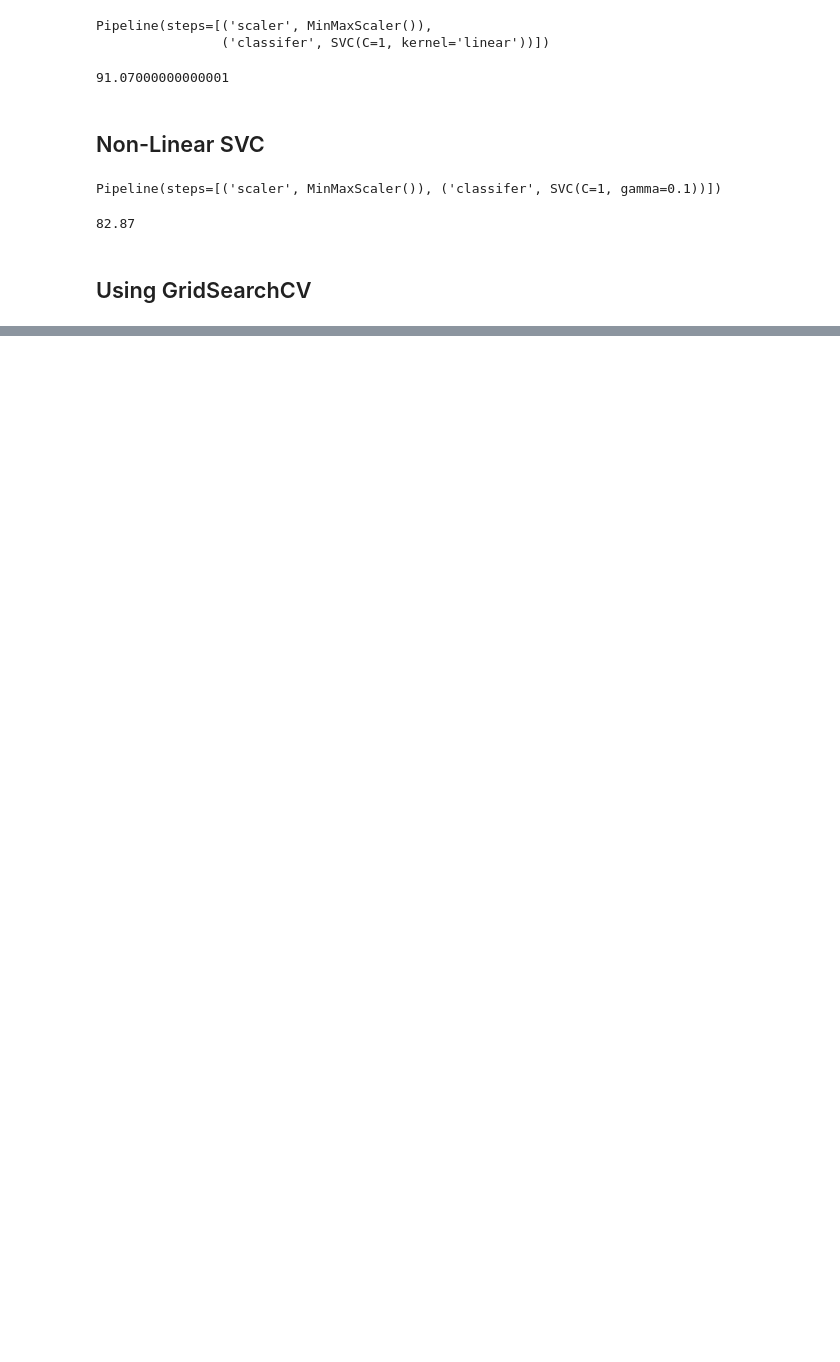
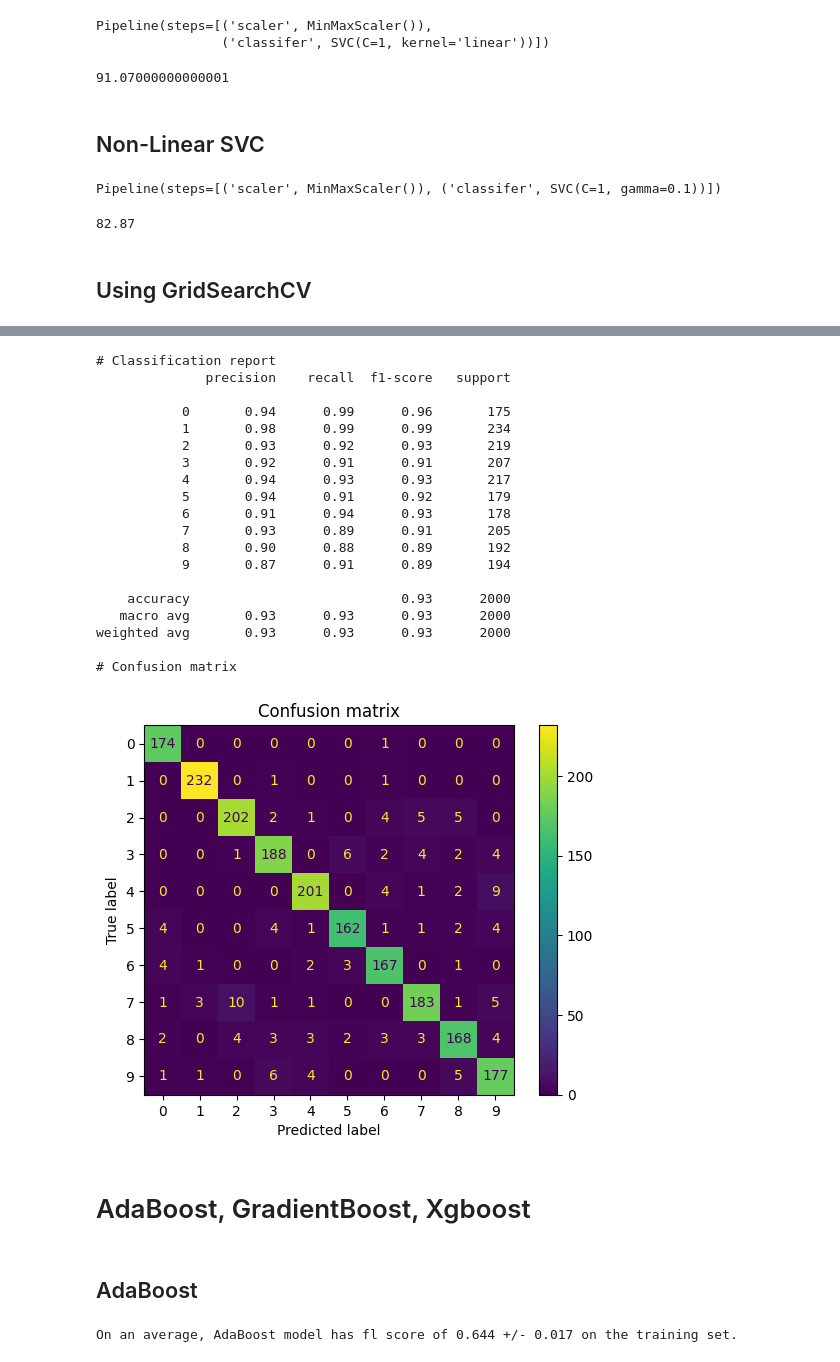
Before and after one commit to atharvakhandelwal19/my-data-science-roadmap, a Jupyter notebook: 09_scikit-learn/11_sklearn_classification_models.ipynb, the cells around one changed output, grey strips where cells are left out. Cells and saved outputs as stored; diff of their text form; code cells hidden in the pictures; blank space fills up the shorter version.

```diff
--- a/09_scikit-learn/11_sklearn_classification_models.ipynb
+++ b/09_scikit-learn/11_sklearn_classification_models.ipynb
@@ -946,0 +1034,27 @@ print(acc.mean()*100)
+# %%
+eval(random_forest_pipeline , X_test, y_test)
+# %% [output]
+# Classification report
+              precision    recall  f1-score   support
+
+           0       0.94      0.99      0.96       175
+           1       0.98      0.99      0.99       234
+           2       0.93      0.92      0.93       219
+           3       0.92      0.91      0.91       207
+           4       0.94      0.93      0.93       217
+           5       0.94      0.91      0.92       179
+           6       0.91      0.94      0.93       178
+           7       0.93      0.89      0.91       205
+           8       0.90      0.88      0.89       192
+           9       0.87      0.91      0.89       194
+
+    accuracy                           0.93      2000
+   macro avg       0.93      0.93      0.93      2000
+weighted avg       0.93      0.93      0.93      2000
+
+# Confusion matrix
+[figure, added]
+# %% [markdown]
+# AdaBoost, GradientBoost, Xgboost
+# %% [markdown]
+## AdaBoost
@@ -946,0 +1063,8 @@ print(acc.mean()*100)
+# %%
+abc_pipeline = Pipeline([
+    ('classifier', AdaBoostClassifier())
+])
+
+train_classifiers(abc_pipeline, X_train, y_train.ravel(), cv, "AdaBoost")
+# %% [output]
+On an average, AdaBoost model has fl score of 0.644 +/- 0.017 on the training set.
```
Also changed, not shown: parts of 32 cells of this notebook, 28 other files.
